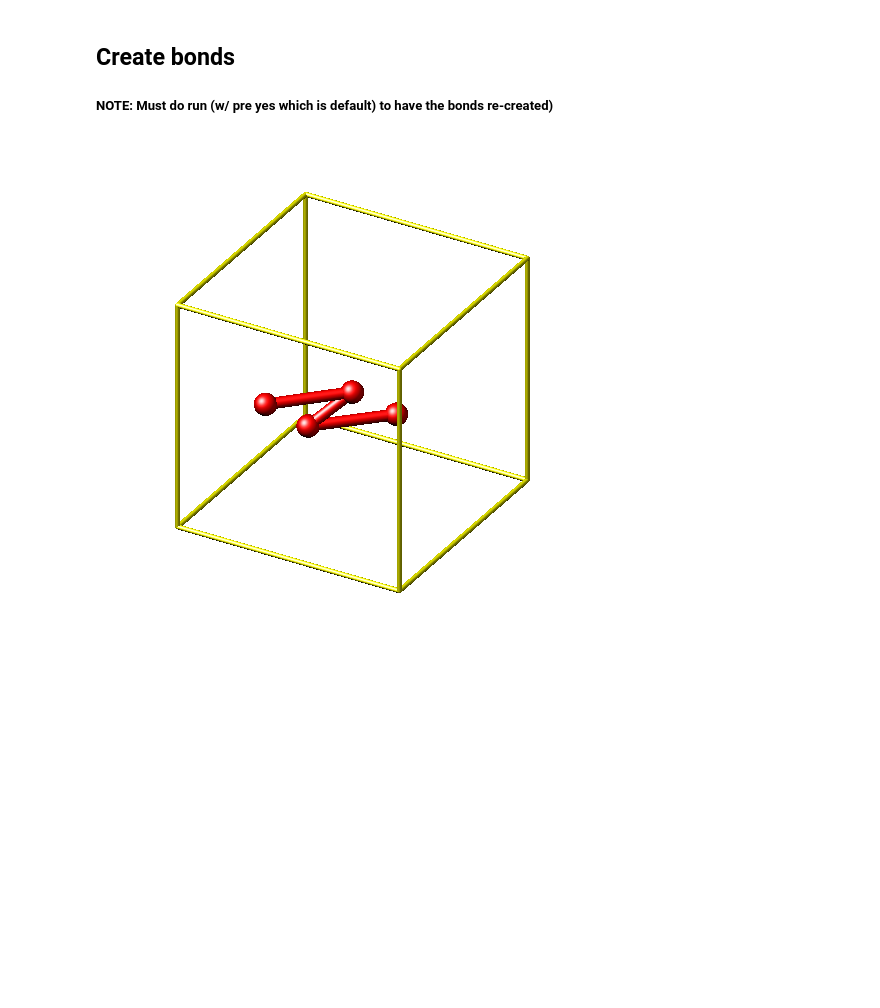
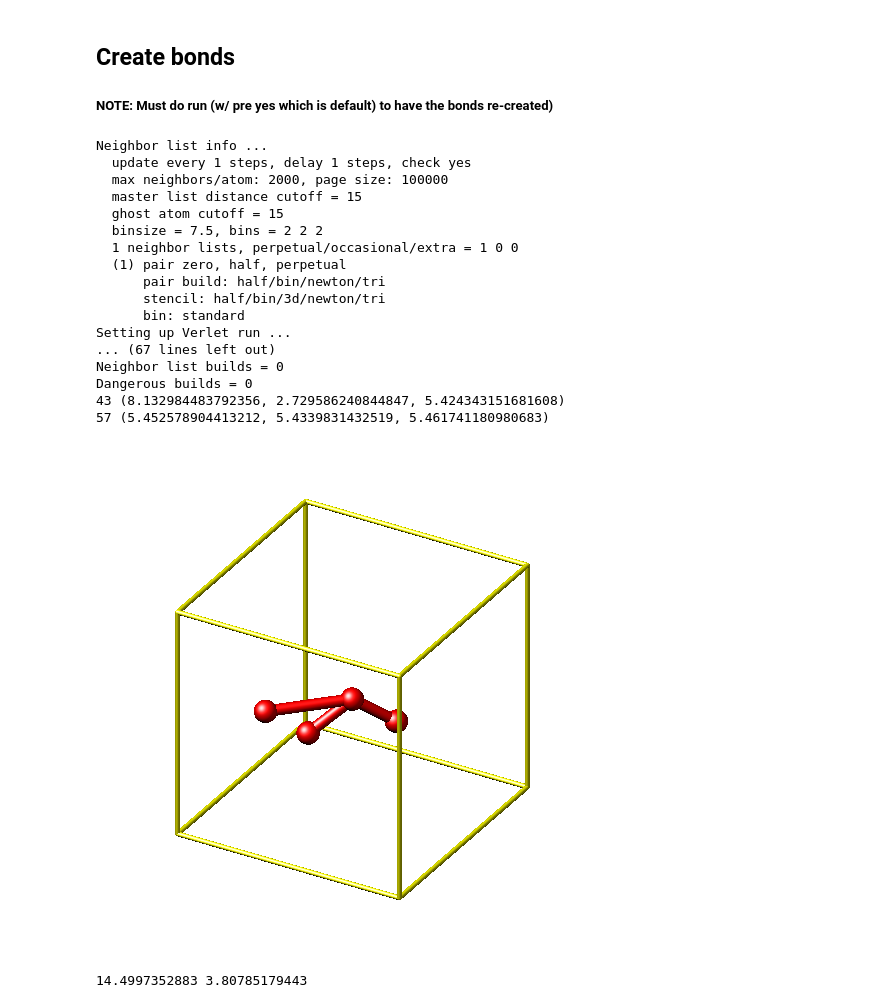
Before and after one commit to marshallmcdonnell/lmps_keating, a Jupyter notebook: silicon.ipynb, the cells around one changed output. Cells and saved outputs as stored; diff of their text form; code cells hidden in the pictures; blank space fills up the shorter version.

Commit message:
Debugging create_bonds

```diff
--- a/silicon.ipynb
+++ b/silicon.ipynb
@@ -160,10 +161,41 @@ L.image(group='ABCD')
 ## Create bonds
 ##### NOTE: Must do run (w/ pre yes which is default) to have the bonds re-created)
 # %%
-L.command('run 0 post no')
-L.command('create_bonds A C 1 1.0 5.5')
-L.command('create_bonds B D 1 1.0 5.5')
+L.run(0)
+L.run(0)
+print L.atoms[42].id, L.atoms[42].position
+print L.atoms[56].id, L.atoms[56].position
+L.command('create_bonds A C 1 1.0 7.5')
+#L.command('create_bonds B D 1 1.0 7.5')
 L.image(group='ABCD')
 #L.command('create_bonds B D 1 1.0 4.0')
 # %% [output]
+Neighbor list info ...
+  update every 1 steps, delay 1 steps, check yes
+  max neighbors/atom: 2000, page size: 100000
+  master list distance cutoff = 15
+  ghost atom cutoff = 15
+  binsize = 7.5, bins = 2 2 2
+  1 neighbor lists, perpetual/occasional/extra = 1 0 0
+  (1) pair zero, half, perpetual
+      pair build: half/bin/newton/tri
+      stencil: half/bin/3d/newton/tri
+      bin: standard
+Setting up Verlet run ...
+... (67 lines left out)
+Neighbor list builds = 0
+Dangerous builds = 0
+43 (8.132984483792356, 2.729586240844847, 5.424343151681608)
+57 (5.452578904413212, 5.4339831432519, 5.461741180980683)
-[figure, old version]
+[figure, new version]
+# %%
+import math
+iatom = L.atoms[42].position
+jatom = L.atoms[56].position
+delx = iatom[0] -jatom[0]
+dely = iatom[1] -jatom[1]
+delz = iatom[2] -jatom[2]
+rsq = delx*delx + dely*dely + delz*delz
+print rsq, math.sqrt(rsq)
+# %% [output]
+14.4997352883 3.80785179443
```
Also changed, not shown: parts of 3 cells of this notebook, 1 other file.
